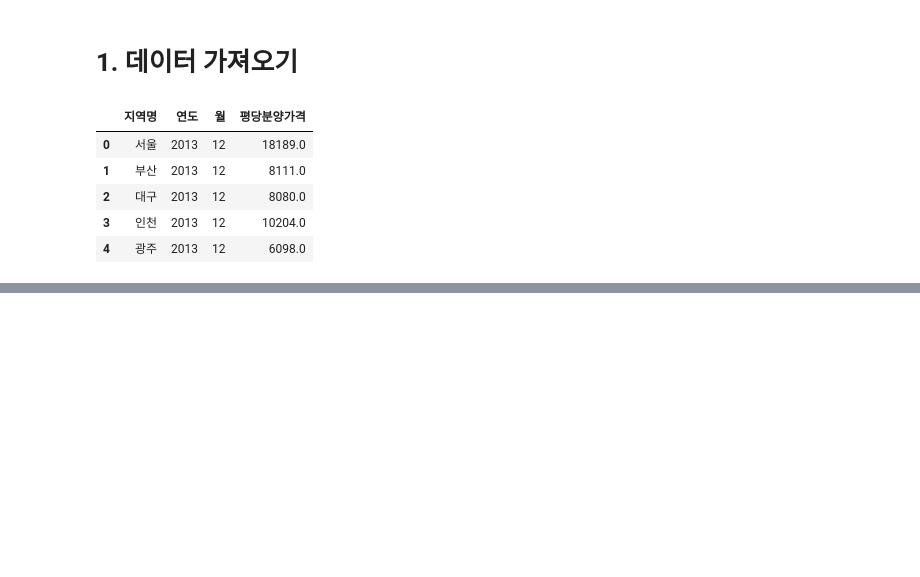
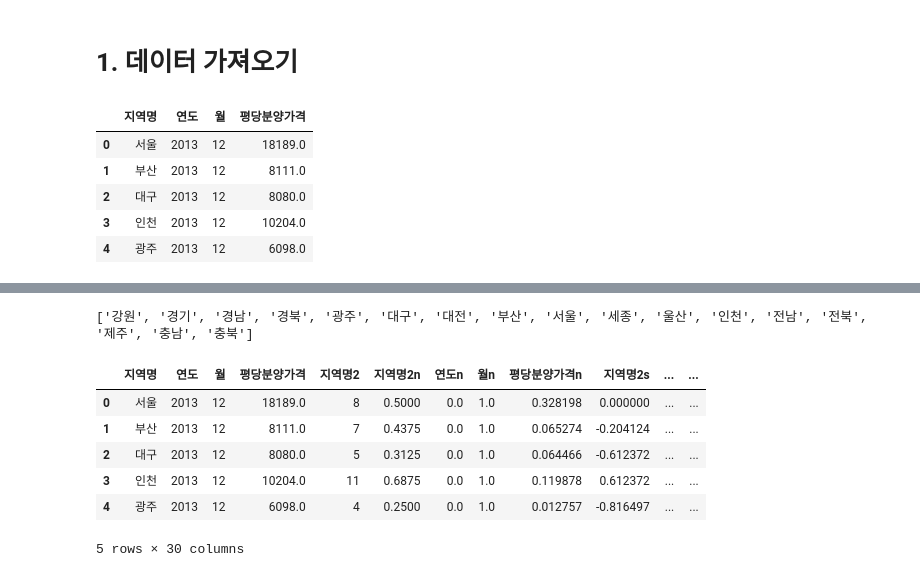
Before and after one commit to hzj04473/ai_x, a Jupyter notebook: source/05_DeepLearning/연습문제(라벨인코딩_스케일조정).ipynb, the cells around one changed output, grey strips where cells are left out. Drawn from its saved outputs; the diff is of its cells as text; code cells hidden in the pictures; blank space fills up the shorter version.

```diff
--- a/source/05_DeepLearning/연습문제(라벨인코딩_스케일조정).ipynb
+++ b/source/05_DeepLearning/연습문제(라벨인코딩_스케일조정).ipynb
@@ -106,0 +153,21 @@ df
+# %%
+# 지역명, 지역명2
+# df
+loc_info = df[['지역명','지역명2']].head(17).sort_values(by='지역명2')
+loc_column_names = loc_info['지역명'].to_list()
+print(loc_column_names)
+# %% [output]
+['강원', '경기', '경남', '경북', '광주', '대구', '대전', '부산', '서울', '세종', '울산', '인천', '전남', '전북', '제주', '충남', '충북']
+# %%
+import numpy as np
+
+df[loc_column_names] = to_categorical(df['지역명2']).astype(np.int16)
+df.head()
+# %% [output]
+|  | 지역명 | 연도 | 월 | 평당분양가격 | 지역명2 | 지역명2n | 연도n | 월n | 평당분양가격n | 지역명2s | ... | ... |
+| 0 | 서울 | 2013 | 12 | 18189.0 | 8 | 0.5000 | 0.0 | 1.0 | 0.328198 | 0.000000 | ... | ... |
+| 1 | 부산 | 2013 | 12 | 8111.0 | 7 | 0.4375 | 0.0 | 1.0 | 0.065274 | -0.204124 | ... | ... |
+| 2 | 대구 | 2013 | 12 | 8080.0 | 5 | 0.3125 | 0.0 | 1.0 | 0.064466 | -0.612372 | ... | ... |
+| 3 | 인천 | 2013 | 12 | 10204.0 | 11 | 0.6875 | 0.0 | 1.0 | 0.119878 | 0.612372 | ... | ... |
+| 4 | 광주 | 2013 | 12 | 6098.0 | 4 | 0.2500 | 0.0 | 1.0 | 0.012757 | -0.816497 | ... | ... |
+5 rows × 30 columns
```
Also changed, not shown: parts of 12 cells of this notebook, 11 other files.
